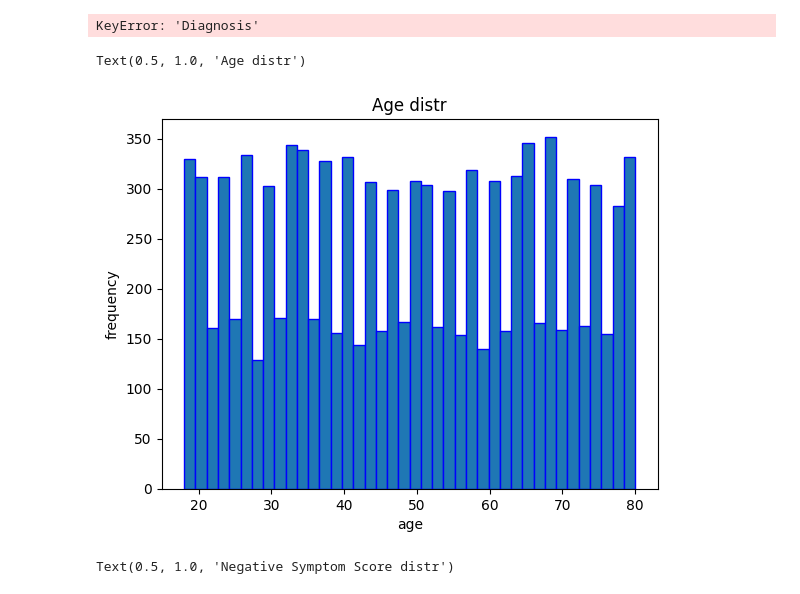
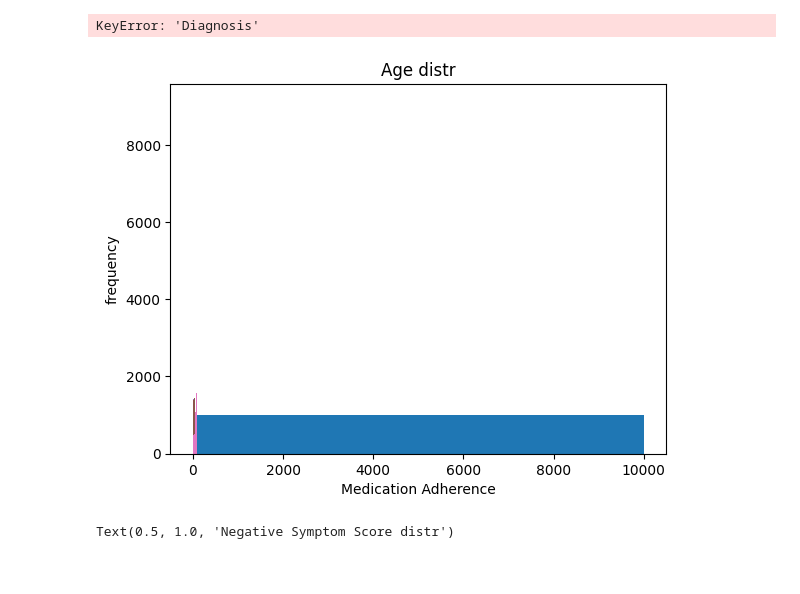
Before and after one commit to ElizabethSeth/ml_practice, a Jupyter notebook: test.ipynb, the cells around one changed output. Saved outputs shown, nothing was run; the diff lists cells and outputs as text; code cells hidden in the pictures.

```diff
--- a/test.ipynb
+++ b/test.ipynb
@@ -27,10 +37,10 @@ df
 10000 rows × 20 columns
 # %%
 df.rename(columns={"Hasta_ID":"Patient ID", "Yaş":"Age",
-                   "Cinsiyet":"Gender", "Eğitim_Seviyesi":"Education Level", "Medeni_Durum": "Martial Statuts",
-                     "Meslek":"Occupation", "Gelir_Düzeyi":"Income level", "Yaşadığı_Yer":"Live Area",
+                   "Cinsiyet":"Gender", "Eğitim_Seviyesi":"Education Level", "Medeni_Durum": "Marital Statuts",
+                     "Meslek":"Occupation", "Gelir_Düzeyi":"Income Level", "Yaşadığı_Yer":"Live Area",
                      "Tanı":"Diagnosis", "Hastalık_Süresi":"Disease Duration", "Hastaneye_Yatış_Sayısı":"Hospitalizations",
-                     "Ailede_Şizofreni_Öyküsü":"Family History", "Madde_Kullanımı":"Substance use",
+                     "Ailede_Şizofreni_Öyküsü":"Family History", "Madde_Kullanımı":"Substance Use",
                      "İntihar_Girişimi":"Suicide Attempt", "Pozitif_Semptom_Skoru":"Positive Symptom Score", "Negatif_Semptom_Skoru":"Negative Symptom Score",
                      "GAF_Skoru":"GAF Score", "Sosyal_Destek":"Social Support",  "Stres_Faktörleri":"Stress Factors",  "İlaç_Uyumu":"Medication Adherence"}, inplace=True)
 df
@@ -49,7 +59,7 @@ df
 | 9999 | 10000 | 53 | 0 | 1 | 3 | 1 | 0 | 1 | ... |
 10000 rows × 20 columns
 # %%
-cat_cols = ["Gender","Education Level", "Martial Statuts" , "Live Area", "Family History", "Substance Use", "Suicide Attempt", "Social Support", "StressFactors", "Medication_Adherence", "Income_Level", "Occupation"]
+cat_cols = ["Gender","Education Level", "Marital Statuts" , "Live Area", "Family History", "Substance Use", "Suicide Attempt", "Social Support", "Stress Factors", "Medication Adherence", "Income Level", "Occupation"]
 y = df["Diagnosis"]
 X = df.drop(columns="Diagnosis")
 num_cols = list(set(X.columns) - set(cat_cols))
@@ -86,14 +92,13 @@ for col in df.columns:
 KeyError: 'Diagnosis'
 # %%
 for col in df.columns:
-    plt.hist(df[col],)
+    plt.hist(df[col])
 
-    plt.xlabel(f"{}")
+    plt.xlabel(f"{col}")
     plt.ylabel("frequency")
     plt.title("Age distr")
 # %% [output]
-Text(0.5, 1.0, 'Age distr')
-[figure, old version]
+[figure, new version]
 # %%
 plt.hist(df["Negative Symptom Score"], bins=30, edgecolor="red")
 
```
Also changed, not shown: parts of 5 cells of this notebook, 1 other file.
